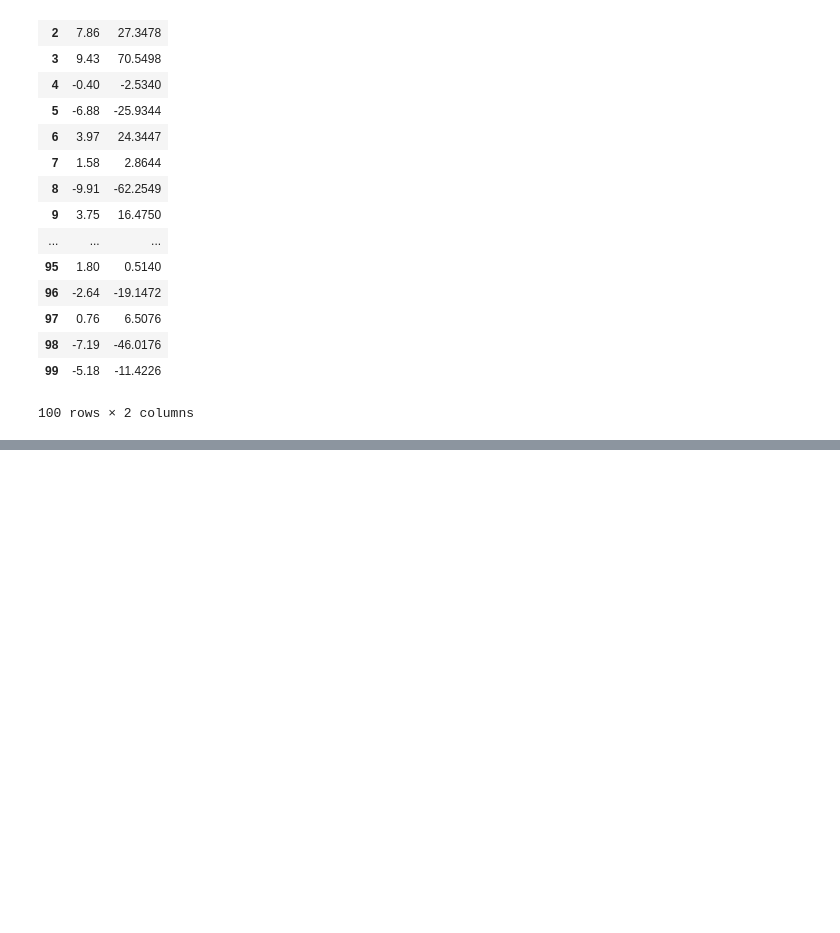
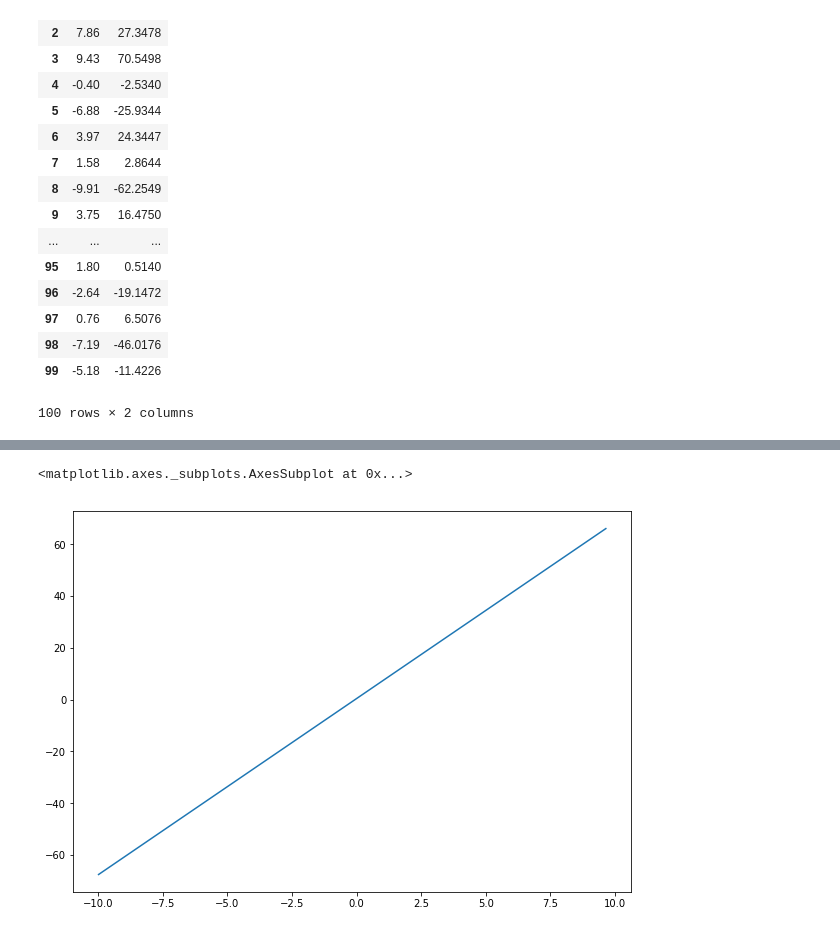
Before and after one commit to mxzgit/Sklearn-ML, a Jupyter notebook: Models/Linear Regression.ipynb, the cells around one changed output, grey strips where cells are left out. Drawn from its saved outputs; the diff is of its cells as text; code cells hidden in the pictures; blank space fills up the shorter version.

```diff
--- a/Models/Linear Regression.ipynb
+++ b/Models/Linear Regression.ipynb
@@ -43,0 +43,12 @@ data.plot(x='X',y='y',kind='scatter', figsize=(10, 7))
+# %%
+# Draw a line y = ax + b
+a = round(np.random.uniform(-10,10), 2)
+b = round(np.random.uniform(-10,10), 2)
+def lin(x,a,b):
+    return np.dot(x,a) + b
+
+plt.figure(figsize=(10,7))
+sns.lineplot(X,lin(X, a, b))
+# %% [output]
+<matplotlib.axes._subplots.AxesSubplot at 0x...>
+[figure, added]
```
Also changed, not shown: parts of 6 cells of this notebook.
